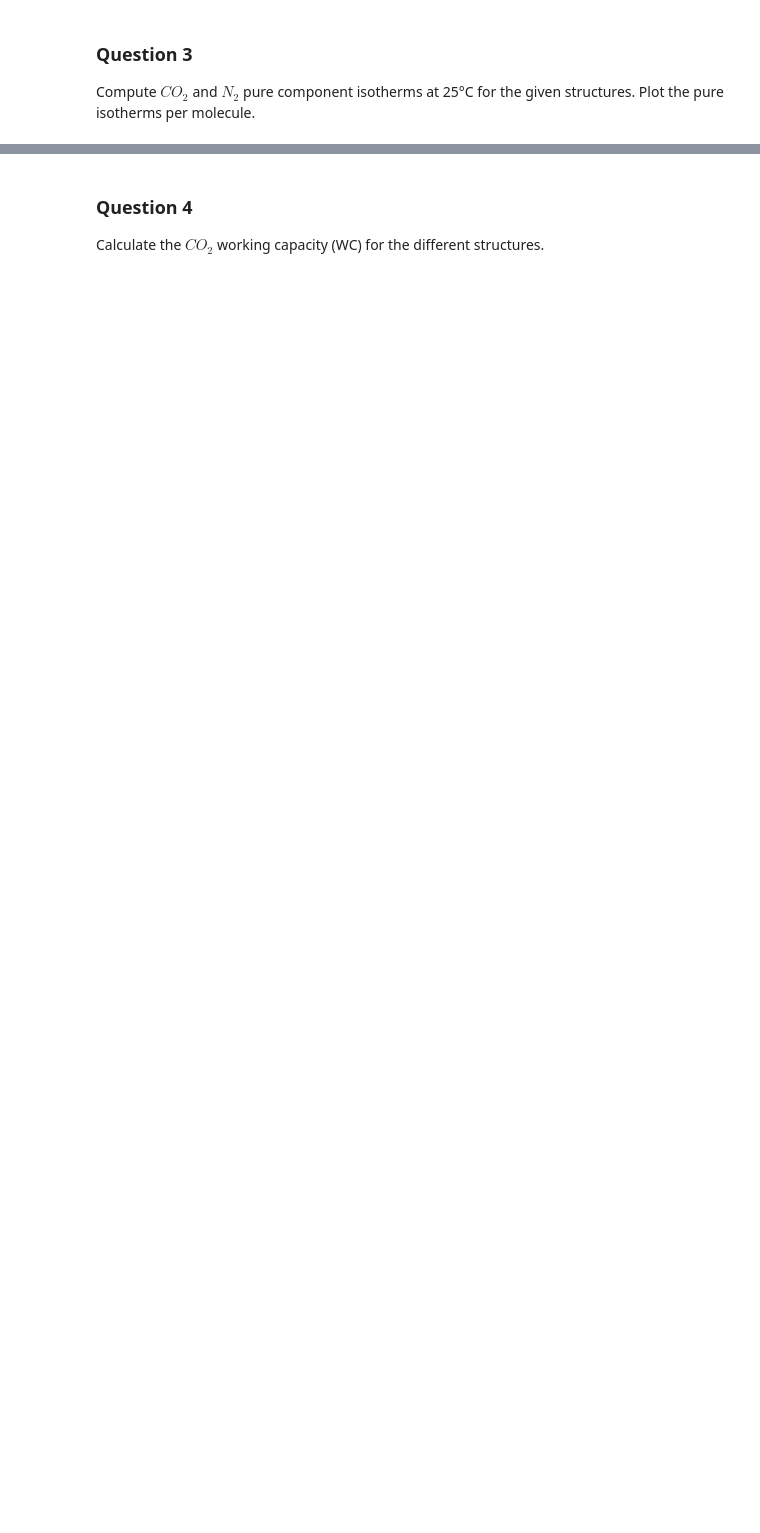
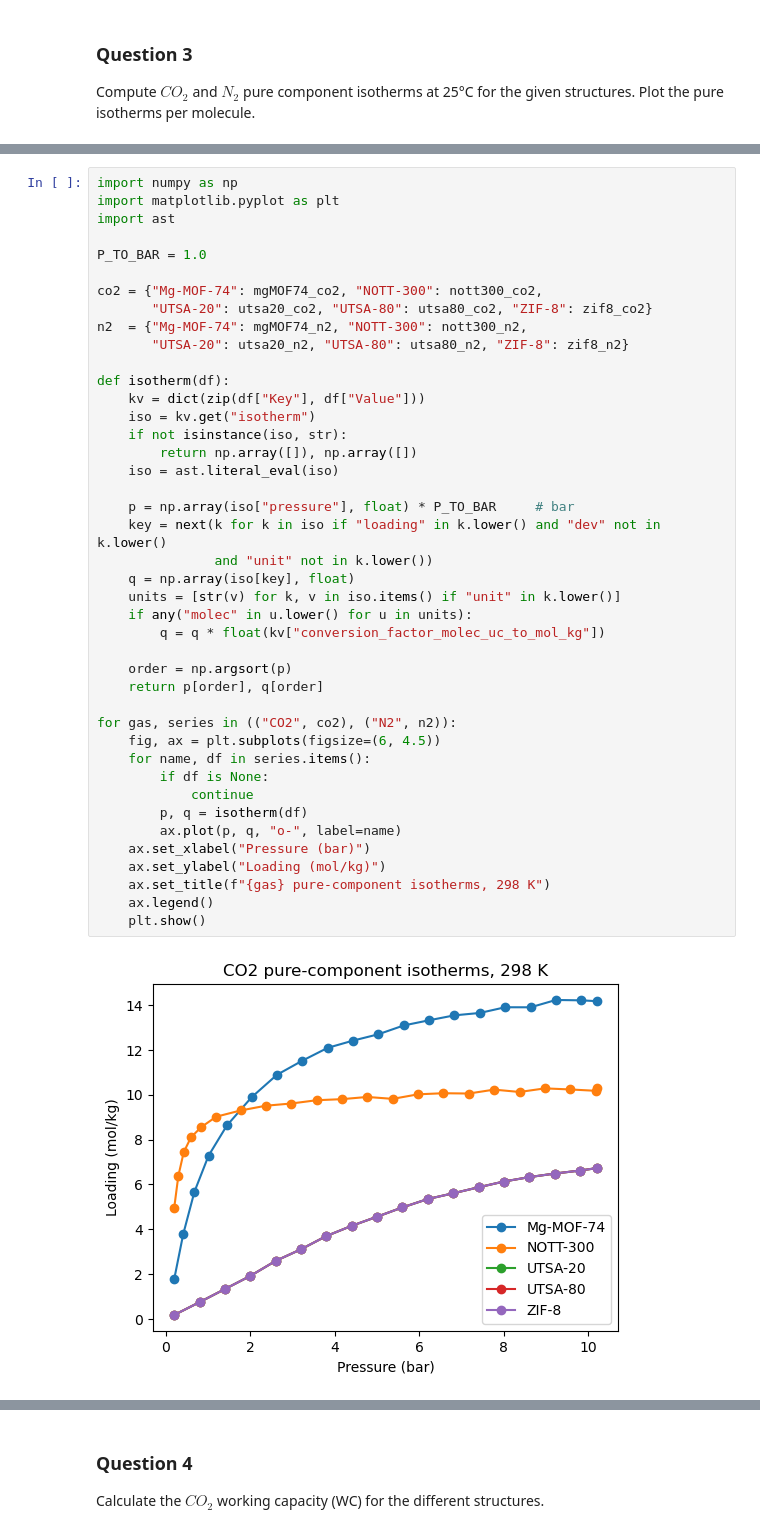
Before and after one commit to taistt/modeling-lab, a Jupyter notebook: GroupL_Block2_project.ipynb, the cells around one changed output, grey strips where cells are left out. Cells and saved outputs as stored; diff of their text form; blank space fills up the shorter version.

```diff
--- a/GroupL_Block2_project.ipynb
+++ b/GroupL_Block2_project.ipynb
@@ -96,0 +105,44 @@ zif8_n2 = pd.read_csv("ZIF-8_N2.csv")
+# %%
+import numpy as np
+import matplotlib.pyplot as plt
+import ast
+
+P_TO_BAR = 1.0
+
+co2 = {"Mg-MOF-74": mgMOF74_co2, "NOTT-300": nott300_co2,
+       "UTSA-20": utsa20_co2, "UTSA-80": utsa80_co2, "ZIF-8": zif8_co2}
+n2  = {"Mg-MOF-74": mgMOF74_n2, "NOTT-300": nott300_n2,
+       "UTSA-20": utsa20_n2, "UTSA-80": utsa80_n2, "ZIF-8": zif8_n2}
+
+def isotherm(df):
+    kv = dict(zip(df["Key"], df["Value"]))
+    iso = kv.get("isotherm")
+    if not isinstance(iso, str):
+        return np.array([]), np.array([])
+    iso = ast.literal_eval(iso)
+
+    p = np.array(iso["pressure"], float) * P_TO_BAR     # bar
+    key = next(k for k in iso if "loading" in k.lower() and "dev" not in k.lower()
+               and "unit" not in k.lower())
+    q = np.array(iso[key], float)
+    units = [str(v) for k, v in iso.items() if "unit" in k.lower()]
+    if any("molec" in u.lower() for u in units):
+        q = q * float(kv["conversion_factor_molec_uc_to_mol_kg"])
+
+    order = np.argsort(p)
+    return p[order], q[order]
+
+for gas, series in (("CO2", co2), ("N2", n2)):
+    fig, ax = plt.subplots(figsize=(6, 4.5))
+    for name, df in series.items():
+        if df is None:
+            continue
+        p, q = isotherm(df)
+        ax.plot(p, q, "o-", label=name)
+    ax.set_xlabel("Pressure (bar)")
+    ax.set_ylabel("Loading (mol/kg)")
+    ax.set_title(f"{gas} pure-component isotherms, 298 K")
+    ax.legend()
+    plt.show()
+# %% [output]
+[figure, added]
```
Also changed, not shown: parts of 9 cells of this notebook.
